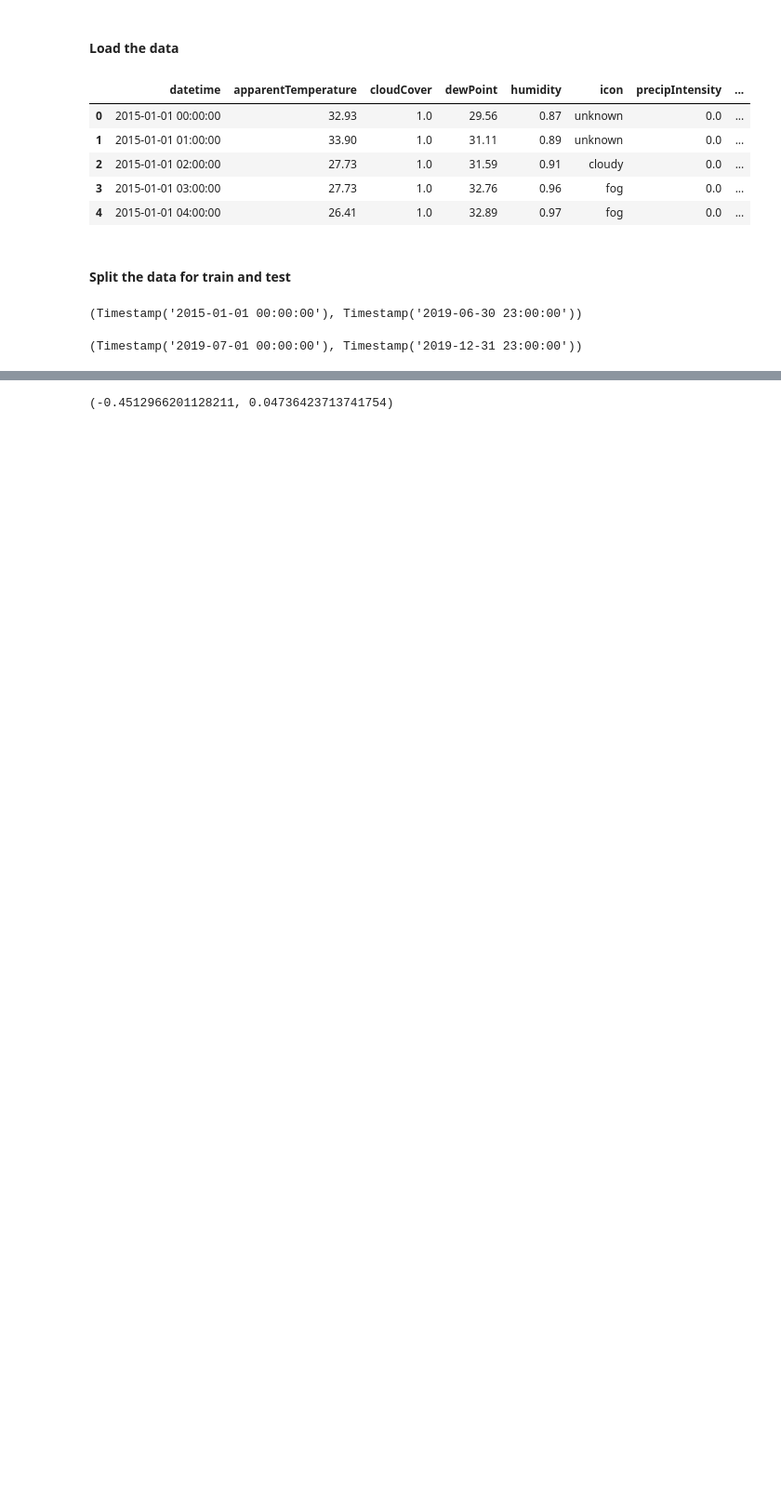
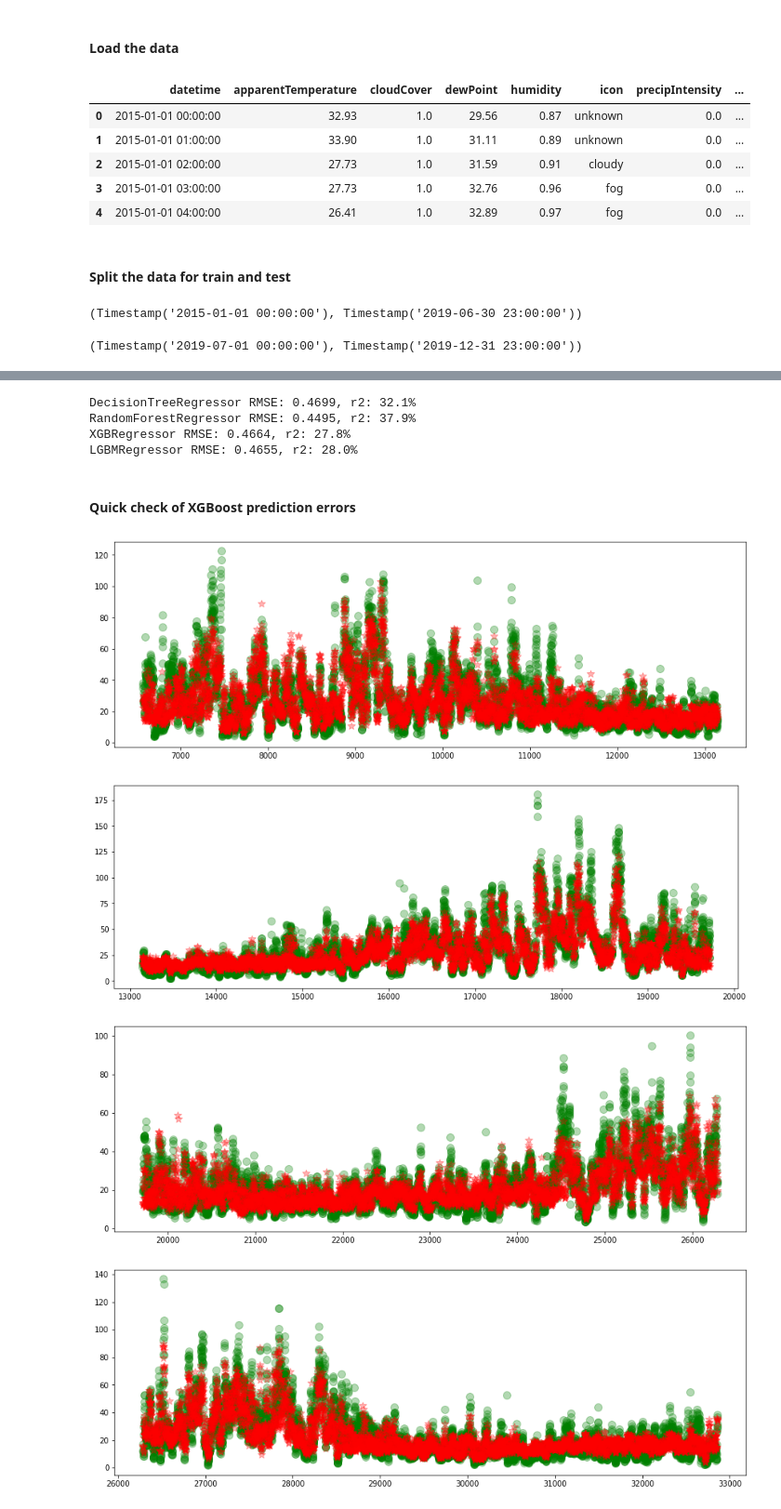
Before and after one commit to mattzajac/DataWorkshop_Competition_Warsaw_Air_Pollution, a Jupyter notebook: Warsaw Air Pollution Prediction.ipynb, the cells around one changed output, grey strips where cells are left out. Shown at 93% size. Saved outputs shown, nothing was run; the diff lists cells and outputs as text; code cells hidden in the pictures; blank space fills up the shorter version.

Commit message:
Test simple models on new features

```diff
--- a/Warsaw Air Pollution Prediction.ipynb
+++ b/Warsaw Air Pollution Prediction.ipynb
@@ -101,7 +100,48 @@ run_model(orig_feats, model, tcsv)
-# %%
-model = RandomForestRegressor(max_depth=5)
-tcsv = TimeSeriesSplit(n_splits=5)
-
-run_model(orig_feats, model, tcsv)
-# %% [output]
-(-0.4512966201128211, 0.04736423713741754)
+# %%
+# define Time Series Cross Validation
+tcsv = TimeSeriesSplit(n_splits=5)
+
+# define simple models for fast testing
+DT_model = DecisionTreeRegressor(max_depth=5, random_state=random_state)
+RF_model = RandomForestRegressor(max_depth=5, random_state=random_state)
+XGB_model = xgb.XGBRegressor(max_depth=5, objective='reg:squarederror', random_state=random_state)
+LGB_model = lgb.LGBMRegressor(max_depth=5, objective='regression', random_state=random_state)
+# %%
+models = [DT_model, RF_model, XGB_model, LGB_model]
+
+for model in models:
+    run_model(orig_feats, model, tcsv)
+# %% [output]
+DecisionTreeRegressor RMSE: 0.4699, r2: 32.1%
+RandomForestRegressor RMSE: 0.4495, r2: 37.9%
+XGBRegressor RMSE: 0.4664, r2: 27.8%
+LGBMRegressor RMSE: 0.4655, r2: 28.0%
+# %% [markdown]
+#### Quick check of XGBoost prediction errors
+# %%
+X = df_train[orig_feats].values
+y = df_train['PM25_nie_log'].values
+
+X_test = df_test[orig_feats].values
+
+model = xgb.XGBRegressor(max_depth=5, objective='reg:squarederror', random_state=random_state)
+model.fit(X, y)
+# %%
+for train_idx, test_idx in tcsv.split(y):
+    train = y[train_idx]
+    test = y[test_idx]
+    y_log_pred = model.predict(X[test_idx])
+
+    y_true = np.expm1(train)
+    y_test = np.expm1(test)
+    y_pred = np.expm1(y_log_pred)
+
+    plt.figure(figsize=(15, 5))
+    #plt.plot(train_idx, y_true, 'bo', alpha=0.3, ms=10, lw='3', label='train')
+    plt.plot(test_idx, y_test, 'go',alpha=0.3, ms=10, lw='3', label='test')
+    plt.plot(test_idx, y_pred, 'r*', alpha=0.3, ms=10, lw='3', label='forecast')
+# %% [output]
+[figure, added]
+[figure, added]
+[figure, added]
+[figure, added]
```
Also changed, not shown: parts of 13 cells of this notebook.
